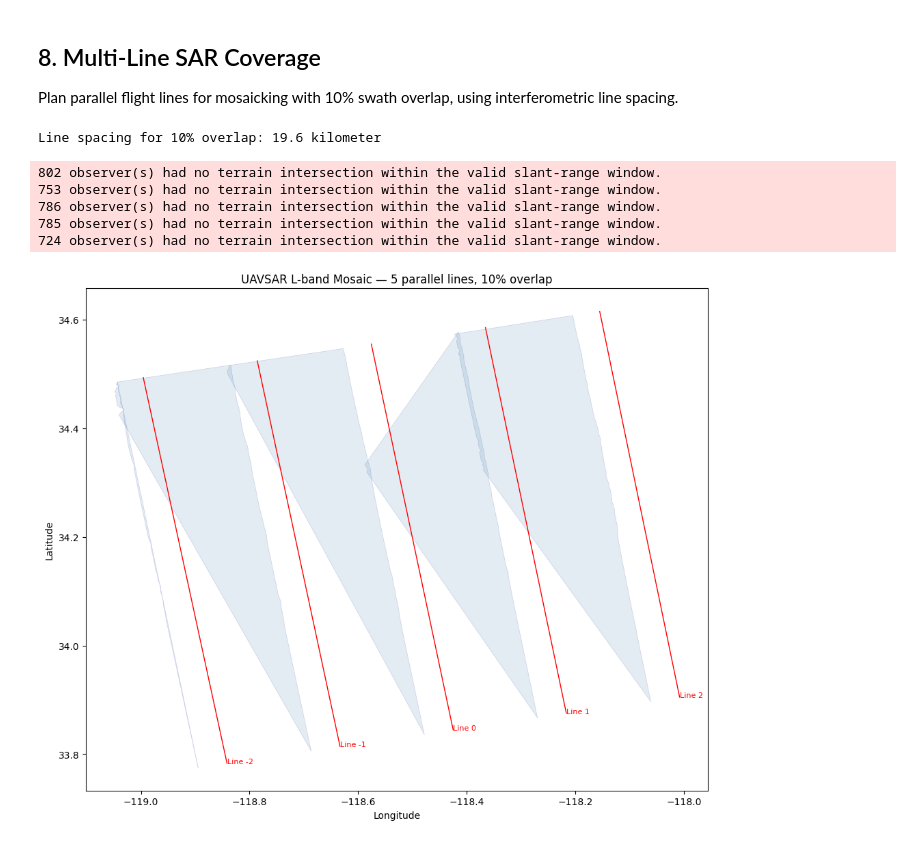
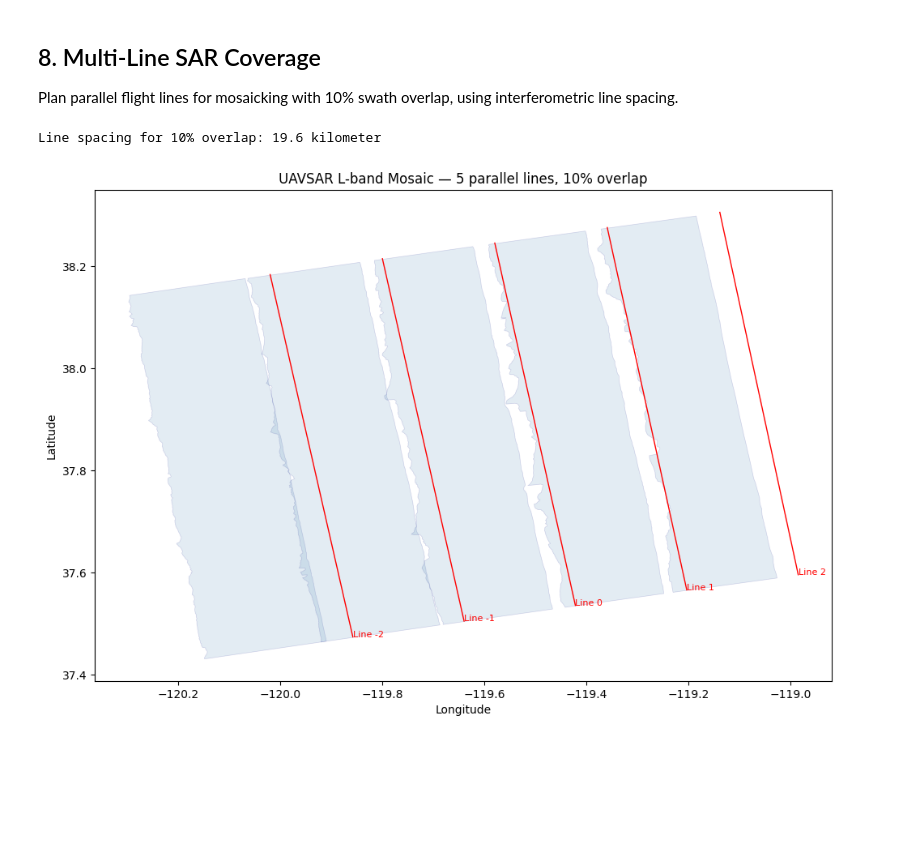
Before and after one commit to ryanpavlick/hyplan, a Jupyter notebook: notebooks/radar_sar_missions.ipynb, the cells around one changed output. Cells and saved outputs as stored; diff of their text form; code cells hidden in the pictures; blank space fills up the shorter version.

```diff
--- a/notebooks/radar_sar_missions.ipynb
+++ b/notebooks/radar_sar_missions.ipynb
@@ -348,40 +348,35 @@ print(f"Line spacing for 10% overlap: {spacing.to(ureg.km):.1f}")
 
 # Generate parallel lines offset from center
 center_line = FlightLine.center_length_azimuth(
-    lat=34.2, lon=-118.5,
+    lat=37.89, lon=-119.5,
     length=ureg.Quantity(80, "km"),
     az=350.0,
     altitude_msl=ureg.Quantity(41000, "feet"),
     site_name="Line 0",
 )
 
 lines = []
 for i in range(-2, 3):
     offset_fl = center_line.offset_across(spacing * i)
     offset_fl.site_name = f"Line {i}"
     lines.append(offset_fl)
 
 # Plot all lines and their swaths
 fig, ax = plt.subplots(figsize=(10, 10))
 
 for fl_line in lines:
     sw = generate_swath_polygon(fl_line, lband)
     gpd.GeoSeries([sw]).plot(ax=ax, alpha=0.15, color="steelblue", edgecolor="navy", linewidth=0.5)
     lx, ly = fl_line.geometry.xy
     ax.plot(lx, ly, "r-", linewidth=1)
     ax.annotate(fl_line.site_name, xy=(lx[0], ly[0]), fontsize=8, color="red")
 
 ax.set_xlabel("Longitude")
 ax.set_ylabel("Latitude")
 ax.set_title(f"UAVSAR L-band Mosaic — 5 parallel lines, 10% overlap")
 ax.set_aspect("equal")
 plt.tight_layout()
 plt.show()
 # %% [output]
 Line spacing for 10% overlap: 19.6 kilometer
-802 observer(s) had no terrain intersection within the valid slant-range window.
-753 observer(s) had no terrain intersection within the valid slant-range window.
-786 observer(s) had no terrain intersection within the valid slant-range window.
-785 observer(s) had no terrain intersection within the valid slant-range window.
-724 observer(s) had no terrain intersection within the valid slant-range window.
-[figure, old version]
+[figure, new version]
```
Also changed, not shown: parts of 10 cells of this notebook, 5 other files.
